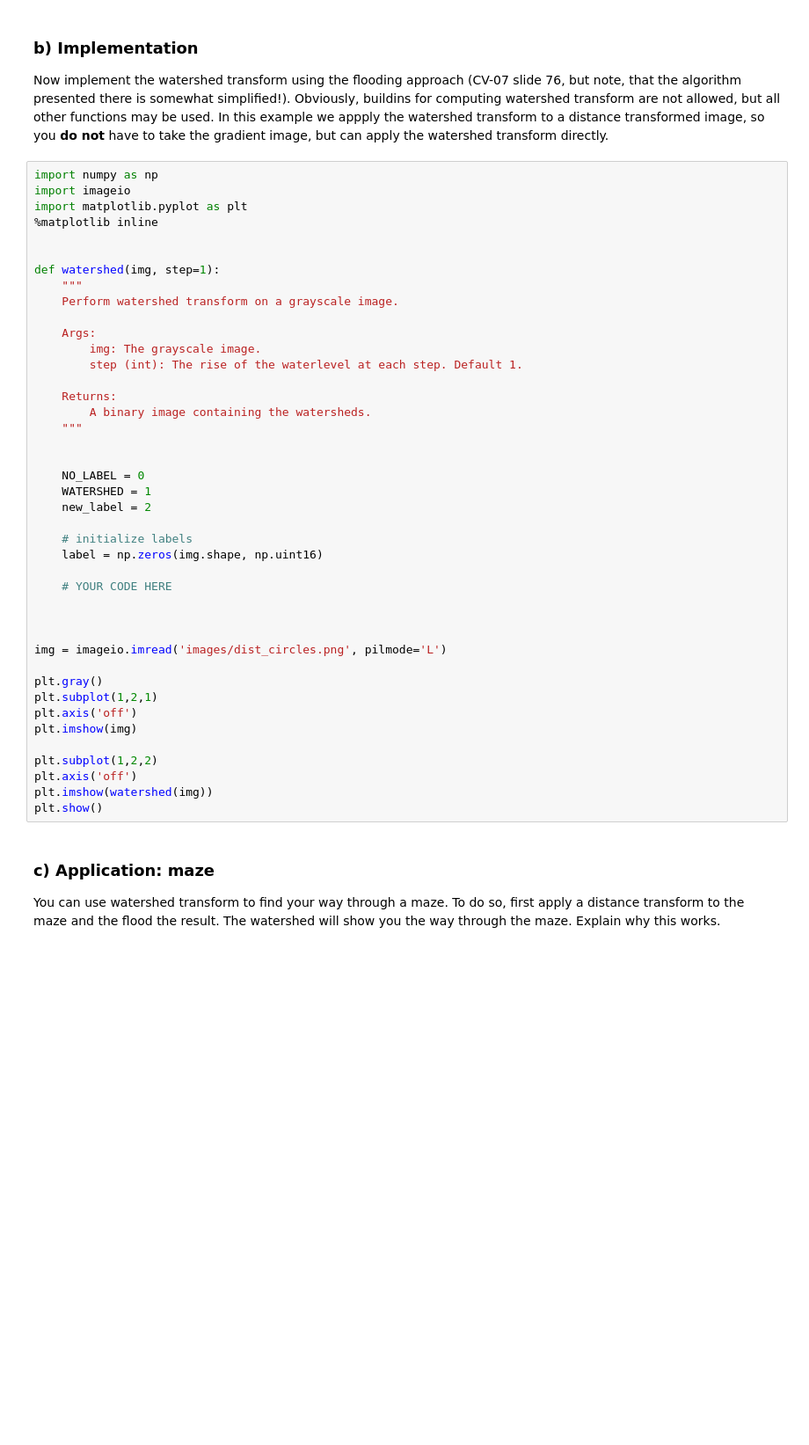
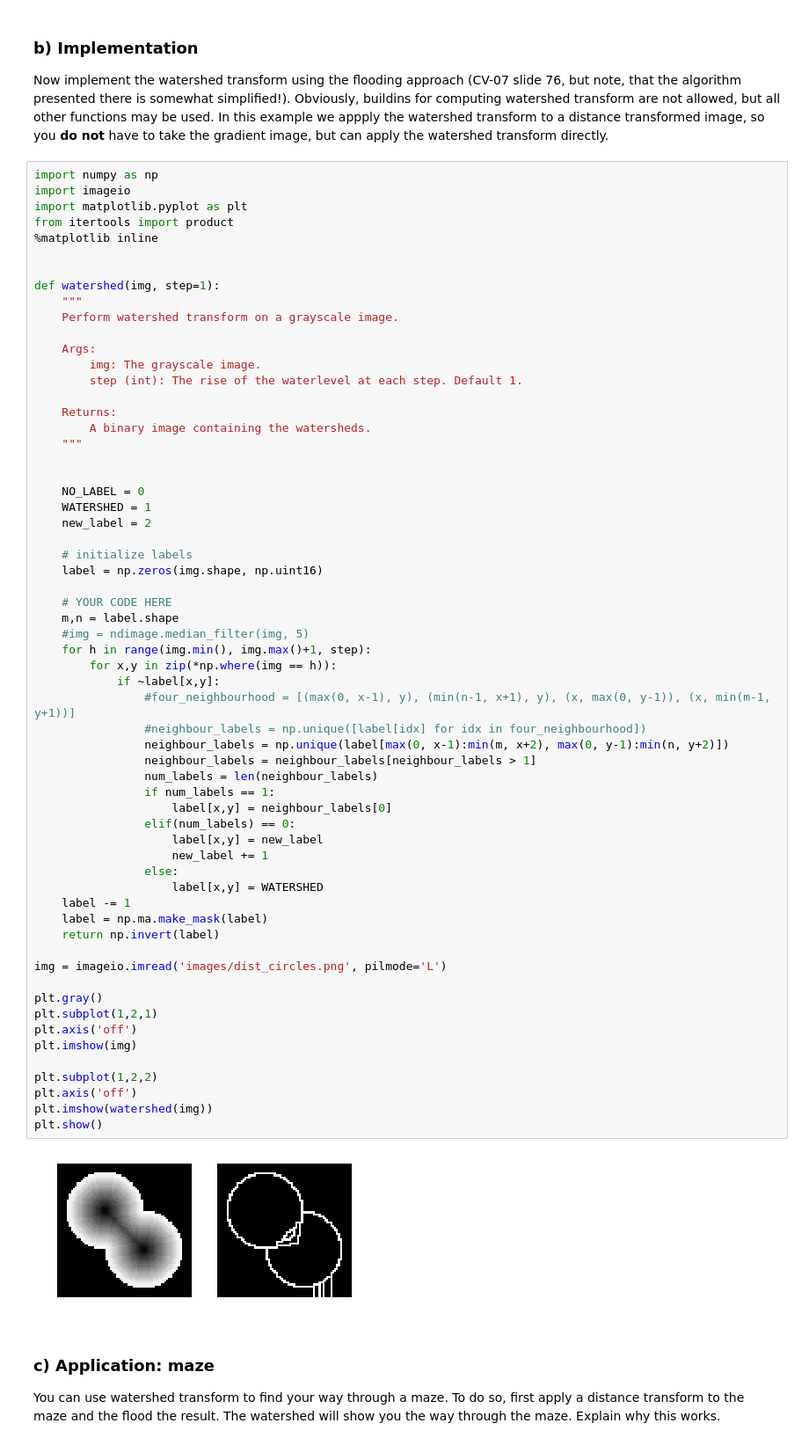
Before and after one commit to shorty-longbottom97/Computer_Vision, a Jupyter notebook: sheet05/sheet05.ipynb, the cells around one changed output. Shown at 88% size. Drawn from its saved outputs; the diff is of its cells as text; blank space fills up the shorter version.

Commit message:
watershed 1.0

```diff
--- a/sheet05/sheet05.ipynb
+++ b/sheet05/sheet05.ipynb
@@ -76,6 +76,7 @@ Now implement the watershed transform using the flooding approach (CV-07 slide 7
 import numpy as np
 import imageio
 import matplotlib.pyplot as plt
+from itertools import product
 %matplotlib inline
 
 
@@ -85,35 +86,55 @@ def watershed(img, step=1):
 
     Args:
         img: The grayscale image.
         step (int): The rise of the waterlevel at each step. Default 1.
 
     Returns:
         A binary image containing the watersheds.
     """
 
 
     NO_LABEL = 0
     WATERSHED = 1
     new_label = 2
 
     # initialize labels
     label = np.zeros(img.shape, np.uint16)
 
     # YOUR CODE HERE
-
-
+    m,n = label.shape
+    #img = ndimage.median_filter(img, 5)
+    for h in range(img.min(), img.max()+1, step):
+        for x,y in zip(*np.where(img == h)):
+            if ~label[x,y]:
+                #four_neighbourhood = [(max(0, x-1), y), (min(n-1, x+1), y), (x, max(0, y-1)), (x, min(m-1, y+1))]
+                #neighbour_labels = np.unique([label[idx] for idx in four_neighbourhood])
+                neighbour_labels = np.unique(label[max(0, x-1):min(m, x+2), max(0, y-1):min(n, y+2)])
+                neighbour_labels = neighbour_labels[neighbour_labels > 1]
+                num_labels = len(neighbour_labels)
+                if num_labels == 1:
+                    label[x,y] = neighbour_labels[0]
+                elif(num_labels) == 0:
+                    label[x,y] = new_label
+                    new_label += 1
+                else:
+                    label[x,y] = WATERSHED
+    label -= 1
+    label = np.ma.make_mask(label)
+    return np.invert(label)
 
 img = imageio.imread('images/dist_circles.png', pilmode='L')
 
 plt.gray()
 plt.subplot(1,2,1)
 plt.axis('off')
 plt.imshow(img)
 
 plt.subplot(1,2,2)
 plt.axis('off')
 plt.imshow(watershed(img))
 plt.show()
+# %% [output]
+[figure, added]
 # %% [markdown]
 ### c) Application: maze
 
```
Also changed, not shown: parts of 1 cell of this notebook.
